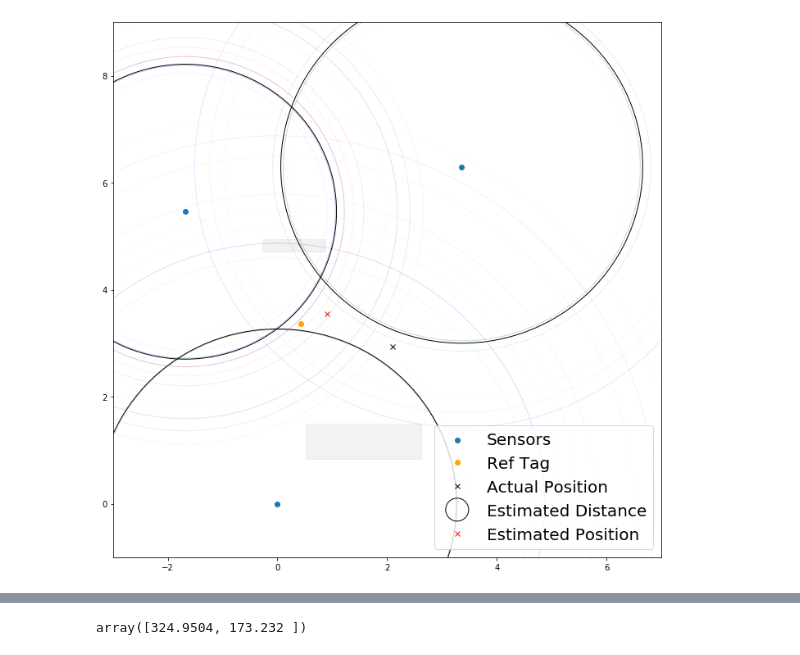
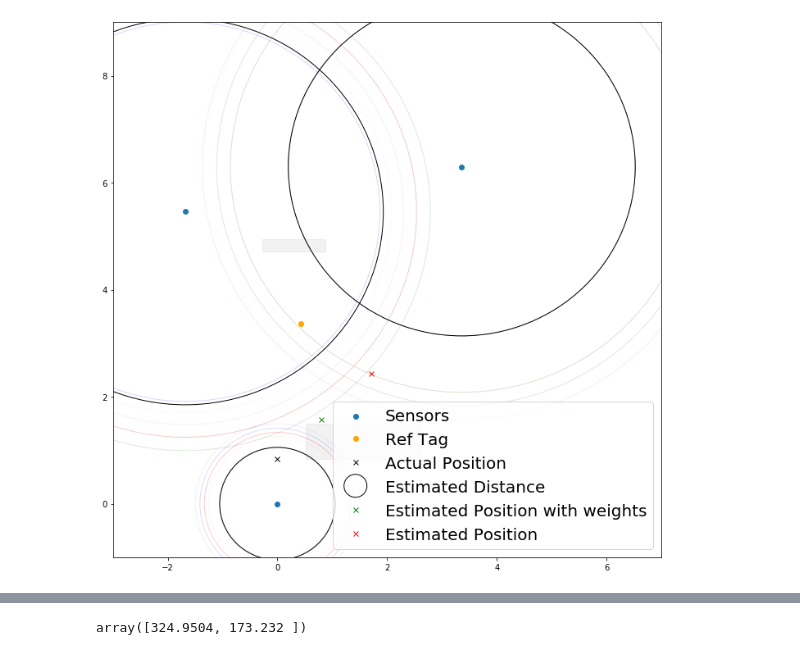
Before and after one commit to smartwms/dump_plotter, a Jupyter notebook: notebooks/dumptest.ipynb, the cells around one changed output, grey strips where cells are left out. Drawn from its saved outputs; the diff is of its cells as text; code cells hidden in the pictures.

Commit message:
Add weights to trilateration

```diff
--- a/notebooks/dumptest.ipynb
+++ b/notebooks/dumptest.ipynb
@@ -22,13 +24,14 @@ class HandlerCircle(HandlerPatch):
         p.set_transform(trans)
         return [p]
 # %%
-setup = "setup04"
-dump_idx = 0
+setup = "setup06"
+dump_idx = 4
 N = 4
-Aref = -63.5
+Aref = -50
 
 setup_file = DEFAULT_DUMP_PATH / setup / DEFAULT_DUMP_FILE
-data = json.loads(setup_file.read_text())
+json_string = setup_file.read_text()
+data = json.loads(json_string)
 
 moving_tag = data["moving-tag"]
 ref_tag = data["reference-tag"]
@@ -201,34 +204,108 @@ for i, sensor in enumerate(sensors):
         plt.gca().add_patch(ptc.Circle((sensors_pos[0][i], sensors_pos[1][i]), radius=dist, alpha=0.02,fill=False,color="red"))
 
     for dist in d['39']:
         plt.gca().add_patch(ptc.Circle((sensors_pos[0][i], sensors_pos[1][i]), radius=dist, alpha=0.02,fill=False,color="blue"))
 
     actual_d[i] = 10 ** ((max_mean_moving[sensor] - Aref)/(-10 * N))
     circle = ptc.Circle((sensors_pos[0][i], sensors_pos[1][i]), radius=actual_d[i], alpha=1,fill=False,color="black", label="Estimated Distance")
     plt.gca().add_patch(circle)
 
 legends.append(circle)
 plt.axis(room)
 
 A = np.zeros((len(sensors) - 1, 2))
 
 for i in range(len(sensors) - 1):
     for j in [0, 1]:
         A[i, j] = 2 * (sensors_pos[j][i] - sensors_pos[j][-1])
 
 b = np.zeros((len(sensors) - 1, 1))
 for i in range(b.size):
     b[i] = sensors_pos[0][i]**2 - sensors_pos[0][-1] ** 2 + sensors_pos[1][i]**2 - sensors_pos[1][-1] ** 2 + actual_d[-1] ** 2 - actual_d[i] ** 2
 
 Ai = np.linalg.inv(A)
 pos = Ai @ b
 
+# Check circles size and compare them
+smallest_circles = actual_d.copy()
+smallest_circles.sort()
+smallest_circles_index = [0,0,0]
+
+for i in range(len(smallest_circles)) :
+    for j in range(len(smallest_circles)) :
+        if smallest_circles[i] == actual_d[j]:
+            smallest_circles_index[i] = j
+
+distance_small_0_1 = math.sqrt((sensors_pos[0][smallest_circles_index[0]] - sensors_pos[0][smallest_circles_index[1]]) ** 2 + (sensors_pos[1][smallest_circles_index[0]] - sensors_pos[1][smallest_circles_index[1]]) ** 2 )
+
+distance_small_0_2 = math.sqrt((sensors_pos[0][smallest_circles_index[0]] - sensors_pos[0][smallest_circles_index[2]]) ** 2 + (sensors_pos[1][smallest_circles_index[0]] - sensors_pos[1][smallest_circles_index[2]]) ** 2 )
+
+# If there is no intersection between the smallest circle:
+
+if (actual_d[smallest_circles_index[0]] + actual_d[smallest_circles_index[1]] < distance_small_0_1 and actual_d[smallest_circles_index[0]] + actual_d[smallest_circles_index[2]] < distance_small_0_2):
+
+
+
+    w_0_1 = smallest_circles[0]/smallest_circles[1]
+    w_0_2 = smallest_circles[0]/smallest_circles[2]
+
+
+    m = (sensors_pos[1][smallest_circles_index[1]] - sensors_pos[1][smallest_circles_index[0]])/(sensors_pos[0][smallest_circles_index[1]] - sensors_pos[0][smallest_circles_index[0]])
+
+    a_distance = distance_small_0_1 - smallest_circles[0] - smallest_circles[1]
+
+
+    d_1 = a_distance * w_0_1
+
+
+    delta_point_x = math.cos(math.atan(m)) * (d_1 +  smallest_circles[0])
+    delta_point_y = math.sin(math.atan(m)) * (d_1 +  smallest_circles[0])
+
+
+    # se ponto do menor x é menor:
+
+    if (sensors_pos[0][smallest_circles_index[0]] < sensors_pos[0][smallest_circles_index[1]]):
+        a_point_x = sensors_pos[0][smallest_circles_index[0]] + delta_point_x
+    else:
+        a_point_x = sensors_pos[0][smallest_circles_index[0]] - delta_point_x
+
+    # se ponto do menor y é menor
+    if (sensors_pos[1][smallest_circles_index[0]] < sensors_pos[1][smallest_circles_index[1]]):
+        a_point_y = sensors_pos[1][smallest_circles_index[0]] + delta_point_y
+    else:
+        a_point_y = sensors_pos[1][smallest_circles_index[0]] - delta_point_y
+
+
+    b_distance = math.sqrt((sensors_pos[0][smallest_circles_index[2]] - a_point_x) ** 2 + (sensors_pos[1][smallest_circles_index[2]] - a_point_y ) ** 2 ) - smallest_circles[2]
+
+    d_2 = b_distance * w_0_2
+
+    m = (sensors_pos[1][smallest_circles_index[2]] - a_point_y)/(sensors_pos[0][smallest_circles_index[2]] - a_point_x)
+
+    delta_point_x = math.cos(math.atan(m)) * (d_2)
+    delta_point_y = math.sin(math.atan(m)) * (d_2)
+
+
+
+    if (a_point_x < sensors_pos[0][smallest_circles_index[2]]):
+        a_point_x = a_point_x + delta_point_x
+    else:
+        a_point_x = a_point_x - delta_point_x
+
+
+    if (a_point_y < sensors_pos[1][smallest_circles_index[2]]):
+        a_point_y = a_point_y + delta_point_y
+    else:
+        a_point_y = a_point_y - delta_point_y
+
+    legends.append(plt.plot(a_point_x , a_point_y , "x", mec="green", label="Estimated Position with weights")[0])
+
 legends.append(plt.plot(pos[0], pos[1], "x", mec="red", label="Estimated Position")[0])
 plt.legend(handles=legends, handler_map={ptc.Circle: HandlerCircle()}, loc=4, prop={'size': 20})
 
 plt.show()
 # %% [output]
-[figure, old version]
+[figure, new version]
 # %%
 error = np.linalg.norm(pos.T - mov_tag_pos)
 error
```
Also changed, not shown: parts of 6 cells of this notebook, 1 other file.
